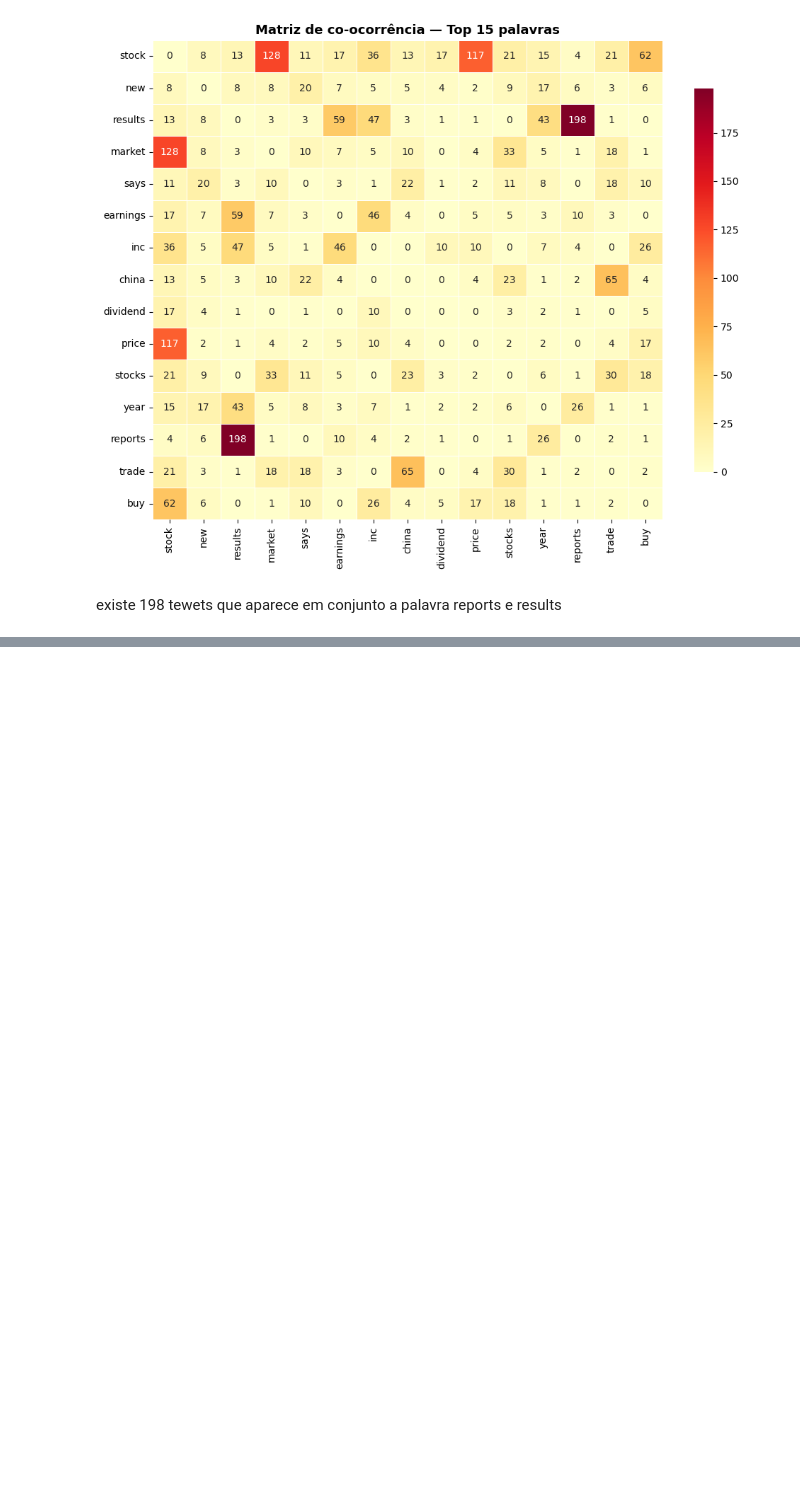
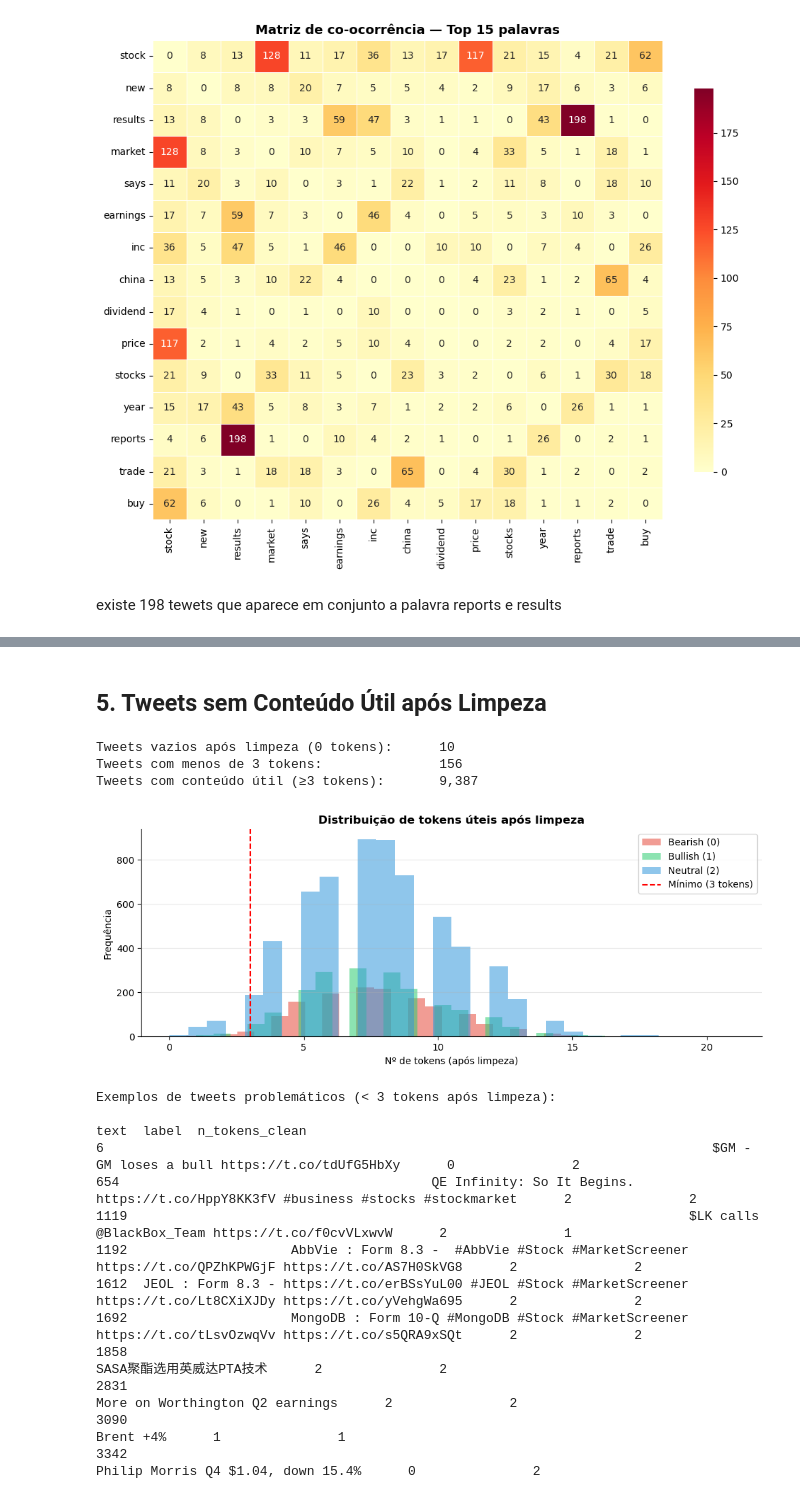
Before and after one commit to rodbarretoteixeira/Text_Mining, a Jupyter notebook: projeto/Text_Mining.ipynb, the cells around one changed output, grey strips where cells are left out. Drawn from its saved outputs; the diff is of its cells as text; code cells hidden in the pictures; blank space fills up the shorter version.

```diff
--- a/projeto/Text_Mining.ipynb
+++ b/projeto/Text_Mining.ipynb
@@ -487,0 +597,52 @@ Distribuição das classes:
+# %% [markdown]
+## 5. Tweets sem Conteúdo Útil após Limpeza
+# %%
+# ── Tweets vazios ou muito curtos após limpeza ────────────────────────────────
+df['tokens_clean'] = df['text'].apply(tokenize_clean)
+df['n_tokens_clean'] = df['tokens_clean'].str.len()
+
+vazios       = (df['n_tokens_clean'] == 0).sum()
+muito_curtos = (df['n_tokens_clean'] < 3).sum()
+
+print(f'Tweets vazios após limpeza (0 tokens):      {vazios}')
+print(f'Tweets com menos de 3 tokens:               {muito_curtos}')
+print(f'Tweets com conteúdo útil (≥3 tokens):       {(df["n_tokens_clean"] >= 3).sum():,}')
+
+# Distribuição do nº de tokens limpos
+fig, ax = plt.subplots(figsize=(10, 4))
+for lbl in [0, 1, 2]:
+    subset = df[df['label'] == lbl]['n_tokens_clean']
+    ax.hist(subset, bins=30, alpha=0.55,
+            color=CLASS_COLORS[lbl], label=CLASS_NAMES[lbl], edgecolor='none')
+ax.axvline(x=3, color='red', linestyle='--', linewidth=1.5, label='Mínimo (3 tokens)')
+ax.set_title('Distribuição de tokens úteis após limpeza', fontsize=12, fontweight='bold')
+ax.set_xlabel('Nº de tokens (após limpeza)')
+ax.set_ylabel('Frequência')
+ax.legend()
+ax.grid(axis='y', alpha=0.3)
+ax.spines[['top', 'right']].set_visible(False)
+plt.tight_layout()
+plt.savefig('fig_tokens_after_clean.png', bbox_inches='tight')
+plt.show()
+
+if muito_curtos > 0:
+    print(f'\nExemplos de tweets problemáticos (< 3 tokens após limpeza):')
+    mask = df['n_tokens_clean'] < 3
+    print(df[mask][['text', 'label', 'n_tokens_clean']].head(10).to_string())
+# %% [output]
+Tweets vazios após limpeza (0 tokens):      10
+Tweets com menos de 3 tokens:               156
+Tweets com conteúdo útil (≥3 tokens):       9,387
+[figure, added]
+Exemplos de tweets problemáticos (< 3 tokens após limpeza):
+                                                                                                                        text  label  n_tokens_clean
+6                                                                              $GM - GM loses a bull https://t.co/tdUfG5HbXy      0               2
+654                                        QE Infinity: So It Begins. https://t.co/HppY8KK3fV #business #stocks #stockmarket      2               2
+1119                                                                        $LK calls @BlackBox_Team https://t.co/f0cvVLxwvW      2               1
+1192                     AbbVie : Form 8.3 -  #AbbVie #Stock #MarketScreener https://t.co/QPZhKPWGjF https://t.co/AS7H0SkVG8      2               2
+1612  JEOL : Form 8.3 - https://t.co/erBSsYuL00 #JEOL #Stock #MarketScreener https://t.co/Lt8CXiXJDy https://t.co/yVehgWa695      2               2
+1692                     MongoDB : Form 10-Q #MongoDB #Stock #MarketScreener https://t.co/tLsvOzwqVv https://t.co/s5QRA9xSQt      2               2
+1858                                                                                                        SASA聚酯选用英威达PTA技术      2               2
+2831                                                                                         More on Worthington Q2 earnings      2               2
+3090                                                                                                               Brent +4%      1               1
+3342                                                                                      Philip Morris Q4 $1.04, down 15.4%      0               2
```
Also changed, not shown: parts of 29 cells of this notebook, 13 other files.
